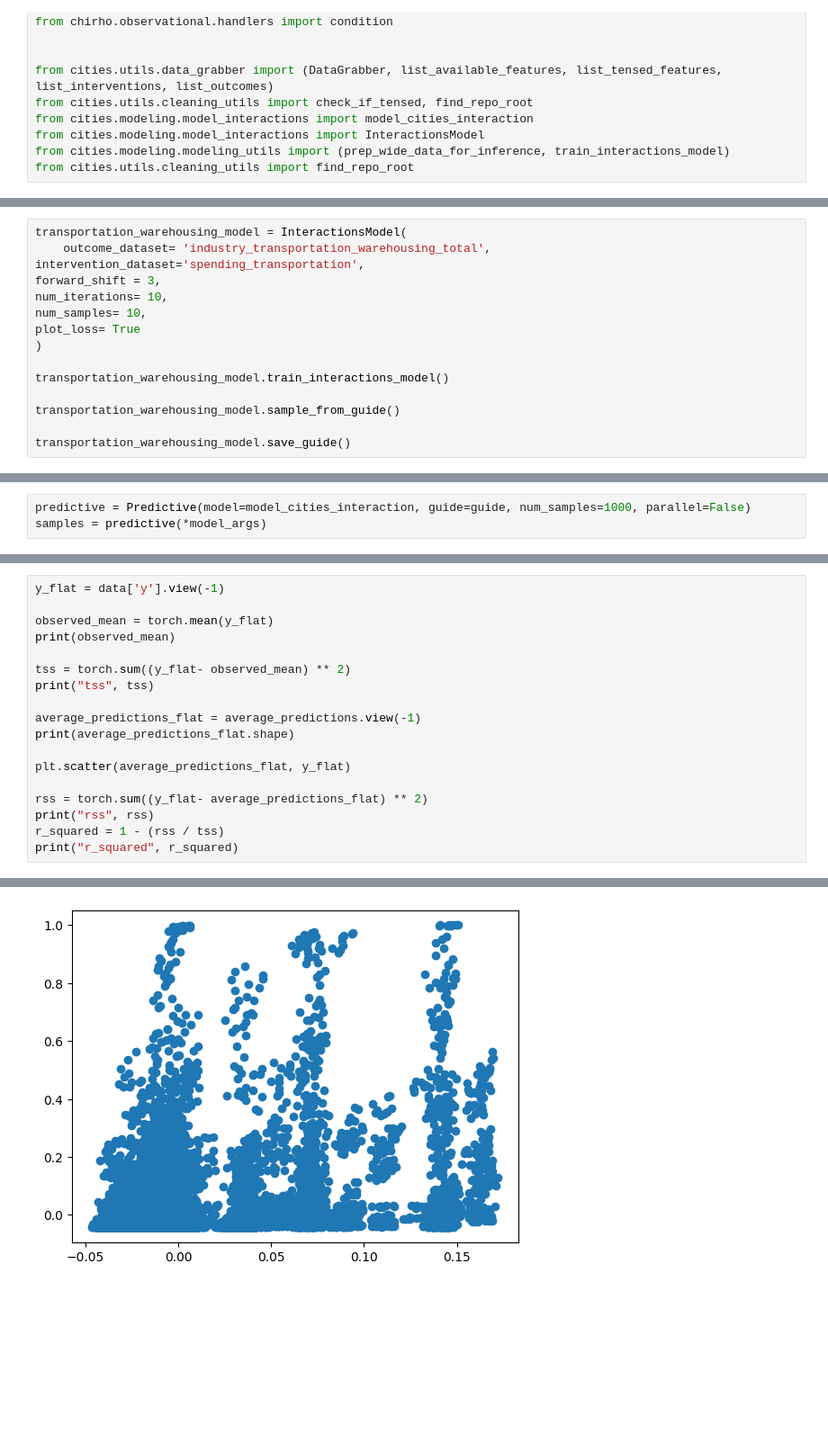
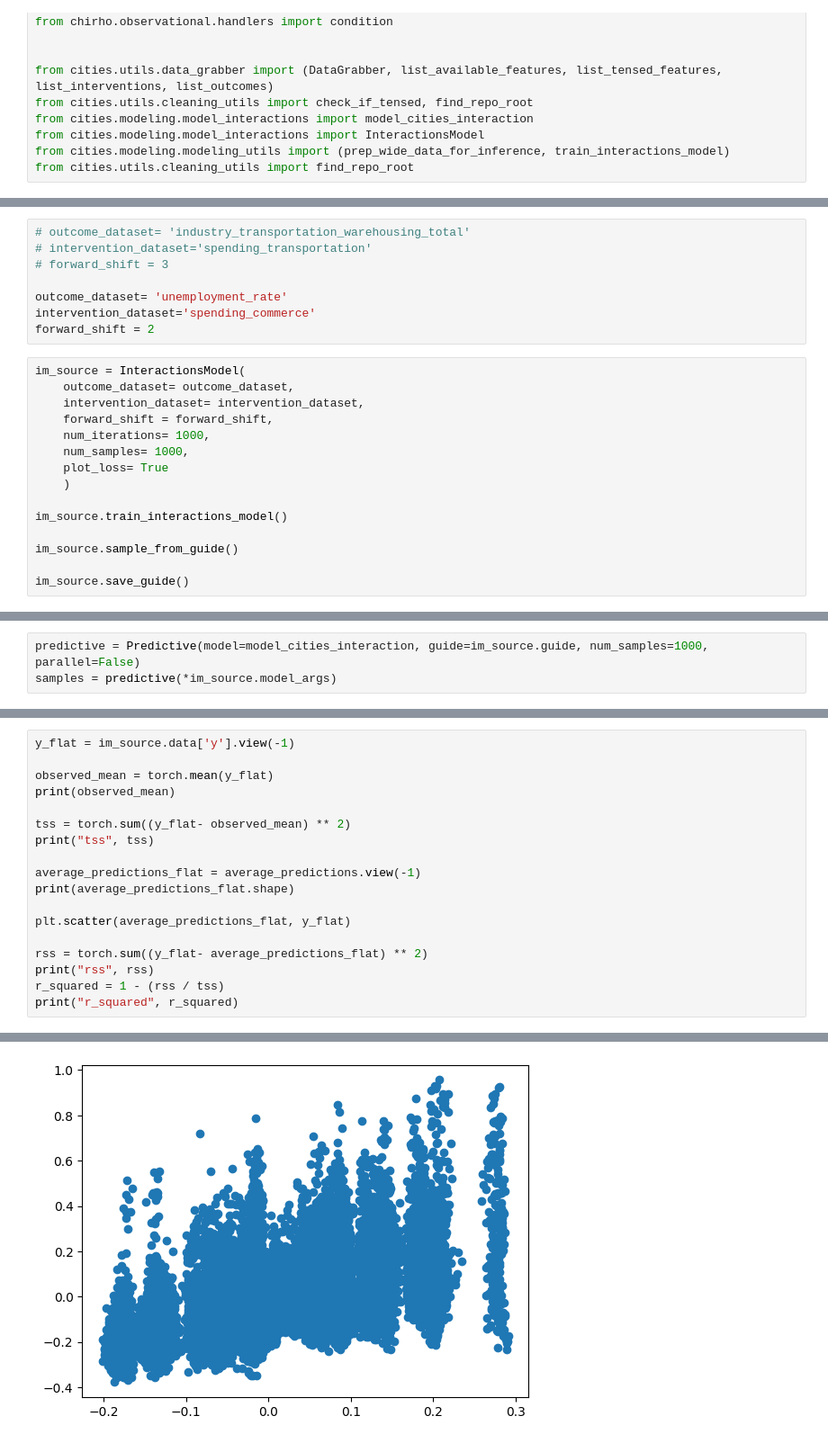
Before and after one commit to BasisResearch/cities, a Jupyter notebook: docs/experimental_notebooks/modeling/unsqueezing.ipynb, the cells around one changed output, grey strips where cells are left out. Shown: that part at 90% size. Cells and saved outputs as stored; diff of their text form; blank space fills up the shorter version.

```diff
--- a/docs/experimental_notebooks/modeling/unsqueezing.ipynb
+++ b/docs/experimental_notebooks/modeling/unsqueezing.ipynb
@@ -36,16 +31,24 @@ print(list_interventions)
+# %%
+# outcome_dataset= 'industry_transportation_warehousing_total'
+# intervention_dataset='spending_transportation'
+# forward_shift = 3
+
+outcome_dataset= 'unemployment_rate'
+intervention_dataset='spending_commerce'
+forward_shift = 2
 # %%
-transportation_warehousing_model = InteractionsModel(
-    outcome_dataset= 'industry_transportation_warehousing_total',
-intervention_dataset='spending_transportation',
-forward_shift = 3,
-num_iterations= 10,
-num_samples= 10,
-plot_loss= True
-)
+im_source = InteractionsModel(
+    outcome_dataset= outcome_dataset,
+    intervention_dataset= intervention_dataset,
+    forward_shift = forward_shift,
+    num_iterations= 1000,
+    num_samples= 1000,
+    plot_loss= True
+    )
 
-transportation_warehousing_model.train_interactions_model()
+im_source.train_interactions_model()
 
-transportation_warehousing_model.sample_from_guide()
+im_source.sample_from_guide()
 
-transportation_warehousing_model.save_guide()
+im_source.save_guide()
 # %% [output]
@@ -90,6 +66,6 @@ guide, plot = train_interactions_model(model_cities_interaction_conditioned, mod
 # %%
-predictive = Predictive(model=model_cities_interaction, guide=guide, num_samples=1000, parallel=False)
-samples = predictive(*model_args)
+predictive = Predictive(model=model_cities_interaction, guide=im_source.guide, num_samples=1000, parallel=False)
+samples = predictive(*im_source.model_args)
 # %%
 # plot residuals
 predictions = samples['Y'].squeeze()
@@ -101,5 +78,5 @@ plt.show()
 # %%
-y_flat = data['y'].view(-1)
+y_flat = im_source.data['y'].view(-1)
 
 observed_mean = torch.mean(y_flat)
 print(observed_mean)
@@ -125,4 +102,4 @@ r_squared tensor(0.1369)
-[figure, old version]
+[figure, new version]
 # %%
 tau_samples = samples['weight_TY'].squeeze().detach().numpy()
 
```
Also changed, not shown: parts of 9 cells of this notebook, 7 other files.
